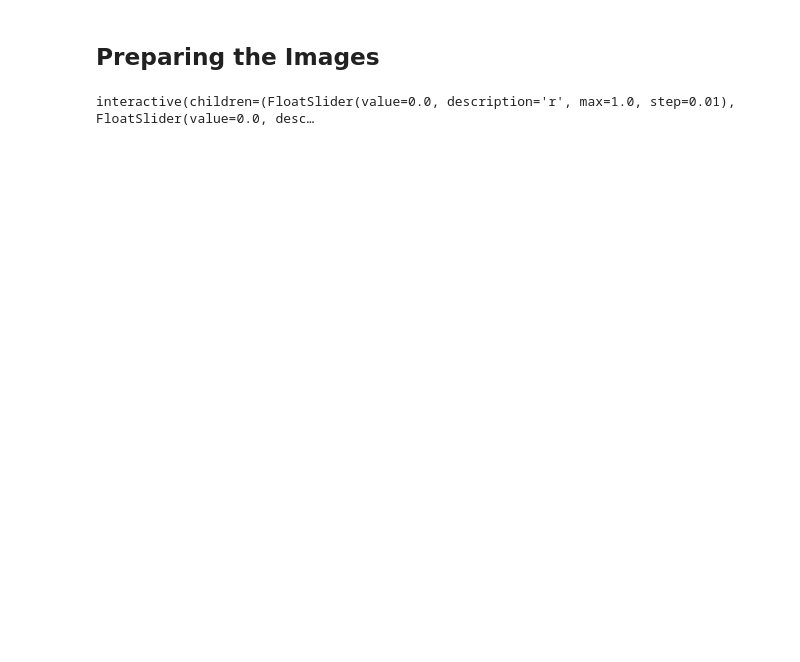
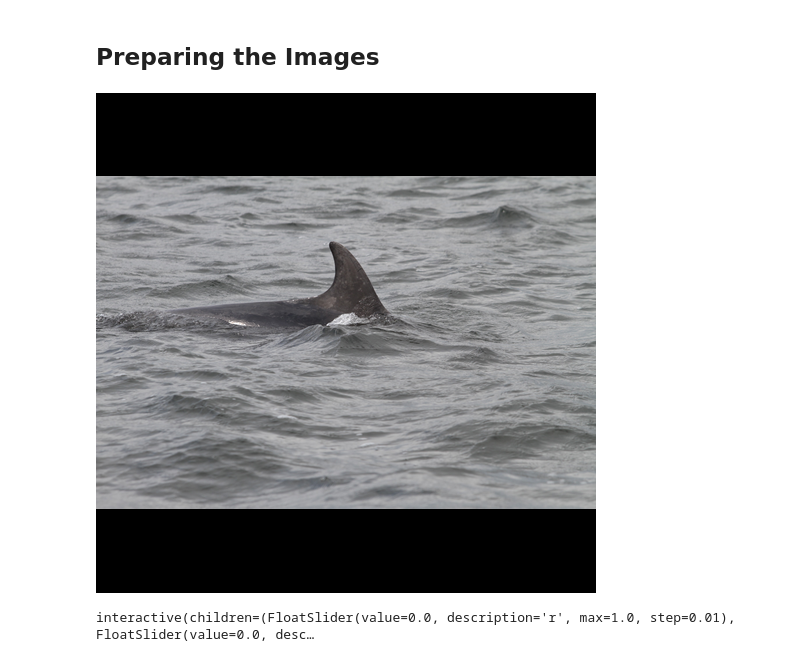
Before and after one commit to oliverweissl/MachineLearning-Project, a Jupyter notebook: image_preprocessing.ipynb, the cells around one changed output. Saved outputs shown, nothing was run; the diff lists cells and outputs as text; code cells hidden in the pictures; blank space fills up the shorter version.

```diff
--- a/image_preprocessing.ipynb
+++ b/image_preprocessing.ipynb
@@ -20,8 +20,13 @@ from tqdm import tqdm
 # %%
 #Scaling down Images if needed
 MAX_SIZE = (500,500)
-image = Image.open('img1.jpg')
+image = Image.open('train_images/000a8f2d5c316a.jpg')
 image.thumbnail(MAX_SIZE, Image.ANTIALIAS)
+image = ImageOps.pad(image, MAX_SIZE, color='black')
+# %%
+display(image)
+# %% [output]
+[figure, added]
 # %%
 #isolating color channels
 red,green,blue = image.split()
```
Also changed, not shown: parts of 1 cell of this notebook.
